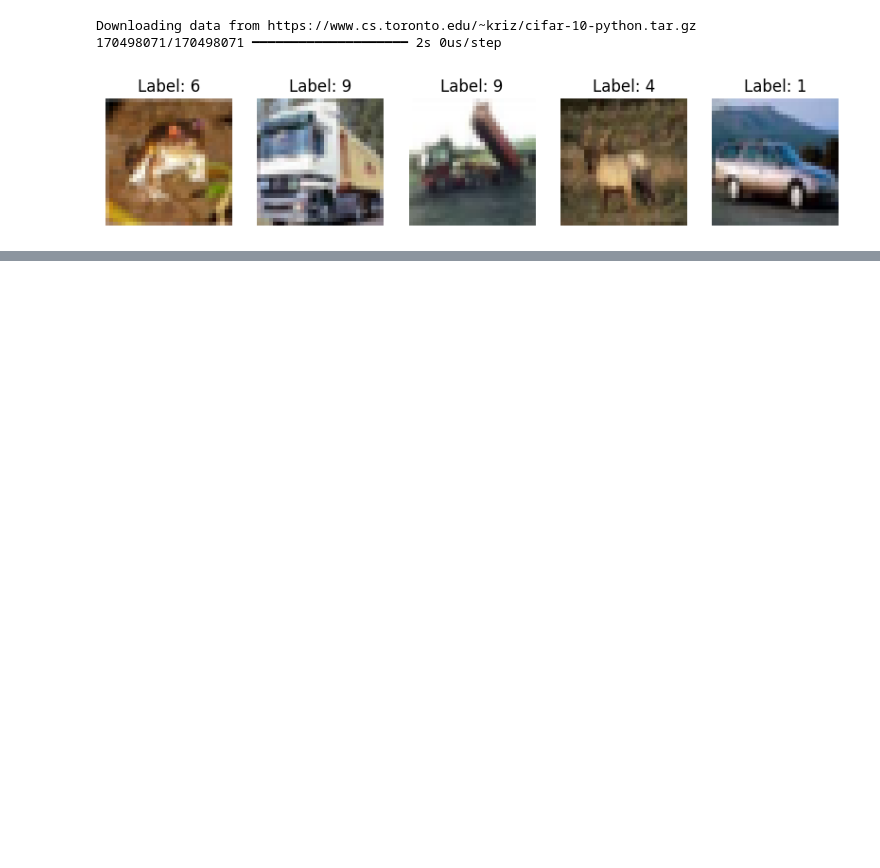
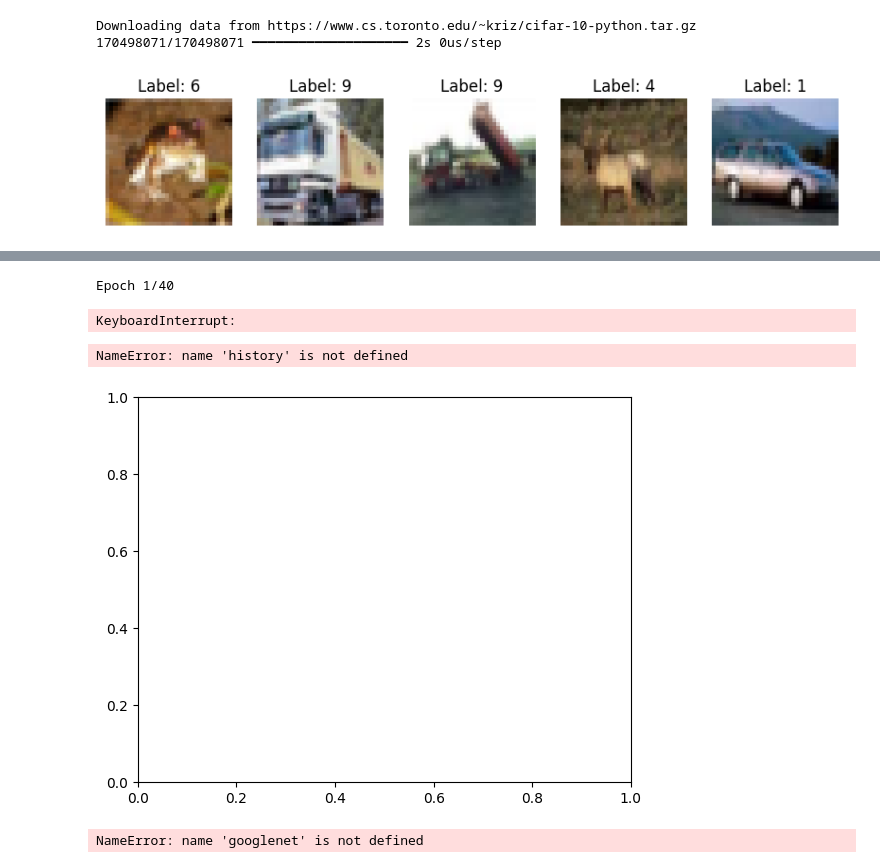
Before and after one commit to eSeohyeon/Python_for_CV, a Jupyter notebook: 5_구글넷.ipynb, the cells around one changed output, grey strips where cells are left out. Cells and saved outputs as stored; diff of their text form; code cells hidden in the pictures; blank space fills up the shorter version.

```diff
--- a/5_구글넷.ipynb
+++ b/5_구글넷.ipynb
@@ -44,7 +44,7 @@ def conv2d_bn_relu(x, filters, kernel_size, weight_decay=.0, strides = 1):
       kernel_size = kernel_size,
       strides=strides,
       padding = 'same',
-      kernel_regularizer = regularizers.I2(weight_decay)
+      kernel_regularizer = regularizers.l2(weight_decay)
   )(x)
   x = BatchNormalization(scale=False, axis=3)(x)
   x = Activation('relu')(x)
@@ -62,7 +62,7 @@ def inception_module(x, filters_num_array, weight_decay=.0):
   x = concatenate([br0, br1, br2, br3], axis = 3)
   return x
 
-def google_net(input_shape, classes, weight_decay=.0):
+def googlenet(input_shape, classes, weight_decay=.0):
   input = Input(shape=input_shape)
   x = input
   x = conv2d_bn_relu(x, filters=64, kernel_size=1, weight_decay=weight_decay)
@@ -84,3 +84,46 @@ def google_net(input_shape, classes, weight_decay=.0):
   output=Dense(classes, activation='softmax')(x)
   model=Model(input, output)
   return model
+# %%
+googlenet = googlenet(input_shape = (image_size[0], image_size[1], 3), classes = num_classes, weight_decay = weight_decay)
+optimizer = tf.keras.optimizers.SGD(learning_rate = learning_rate, momentum = 0.9)
+googlenet.compile(optimizer = optimizer, loss ='sparse_categorical_crossentropy', metrics = ['accuracy'])
+
+reduce_lr = ReduceLROnPlateau(monitor = 'val_loss', factor = 0.5, patience = 4, min_lr = 1e-7, verbose = 1)
+history = googlenet.fit(
+    x = train_x,
+    y = train_y,
+    batch_size = batch_size,
+    epochs = epochs,
+    validation_split = 0.2,
+    callbacks = [reduce_lr]
+)
+# %% [output]
+Epoch 1/40
+KeyboardInterrupt:
+# %%
+plt.figure(figsize = (14, 5))
+
+plt.subplot(1, 2, 1)
+plt.plot(history.history['loss'], label = 'Training Loss')
+plt.plot(history.history['val_loss'], label = 'Validation Loss')
+plt.title("Training and Vvalidation Loss")
+plt.xlabel('Epoch')
+plt.ylabel('Loss')
+plt.legend()
+
+plt.subplot(1, 2, 2)
+plt.plot(history.history['accuracy'], label = 'Training Accuracy')
+plt.plot(history.history['val_accuracy'], label = 'Validation Accuracy')
+plt.title('Training and Validation Accuracy')
+plt.xlabel('Epoch')
+plt.ylabel('Accuracy')
+plt.ylim(0, 1)
+plt.legend()
+# %% [output]
+NameError: name 'history' is not defined
+[figure, added]
+# %%
+googlenet.evaluate(test_x, test_y)
+# %% [output]
+NameError: name 'googlenet' is not defined
```
Also changed, not shown: parts of 1 cell of this notebook.
